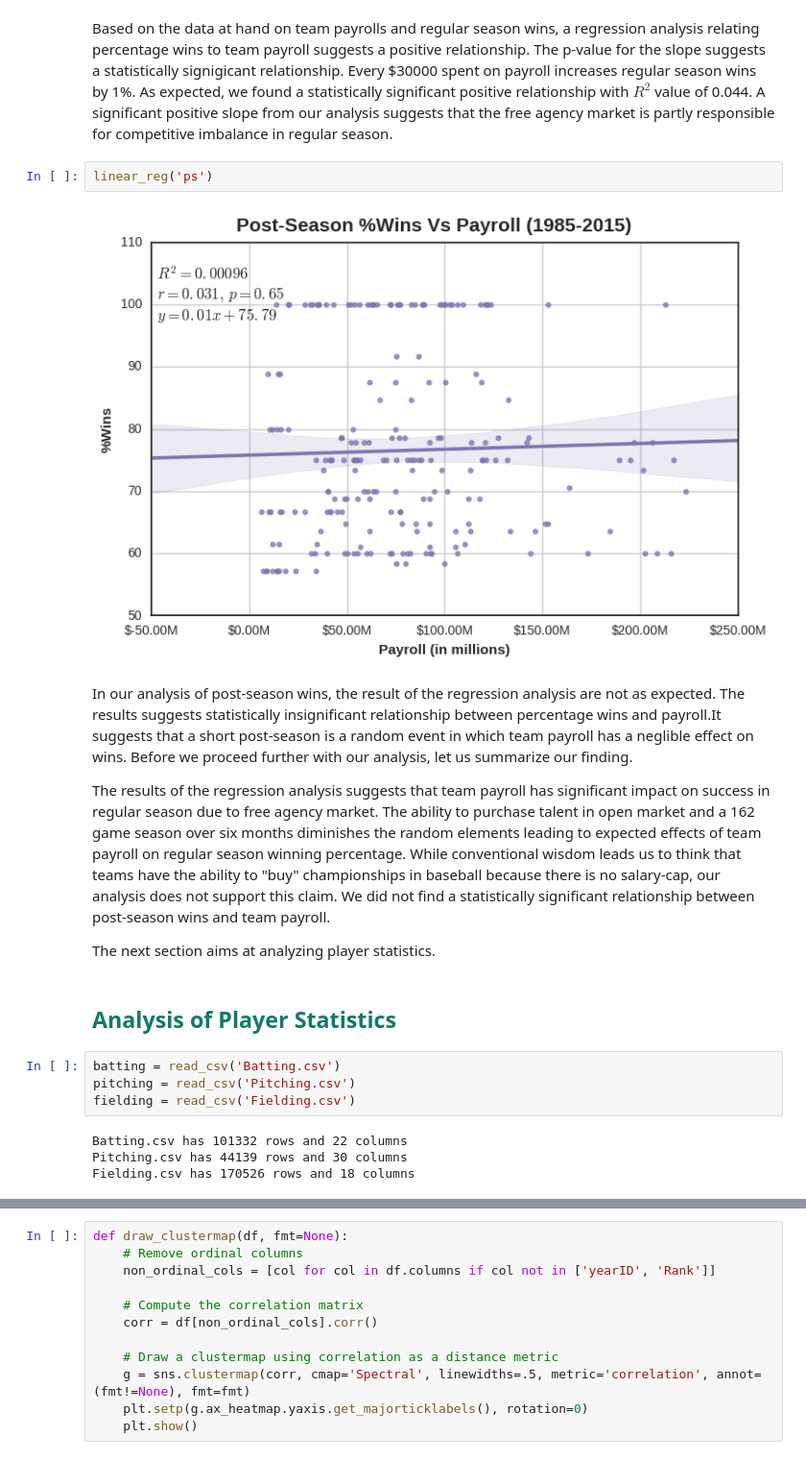
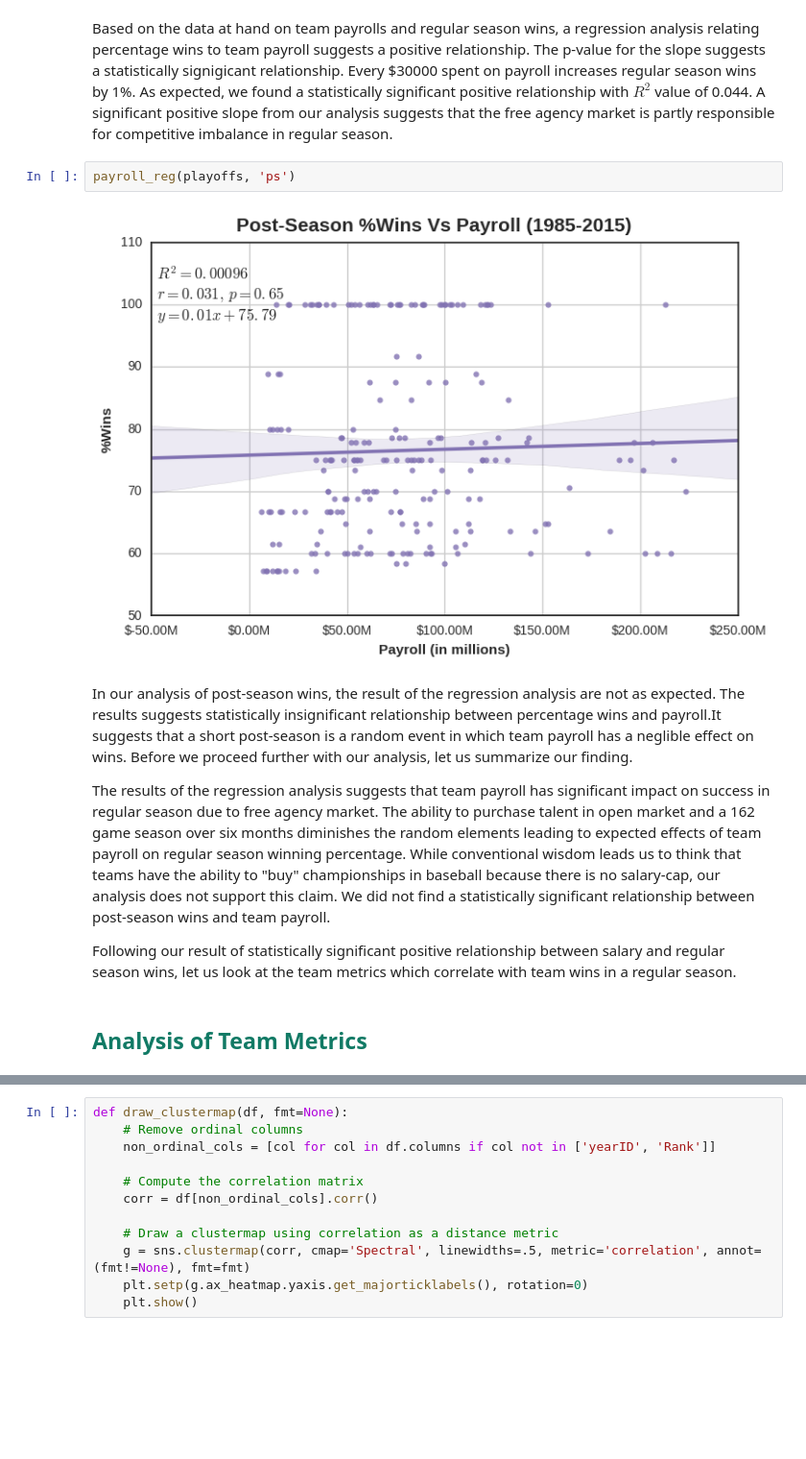
Before and after one commit to bonamprabhu/baseball-statistics, a Jupyter notebook: baseball-statistics.ipynb, the cells around one changed output, grey strips where cells are left out. Shown at 96% size. Saved outputs shown, nothing was run; the diff lists cells and outputs as text; blank space fills up the shorter version.

```diff
--- a/baseball-statistics.ipynb
+++ b/baseball-statistics.ipynb
@@ -300,22 +300,14 @@ linear_reg('rs')
 # %% [markdown]
 Based on the data at hand on team payrolls and regular season wins, a regression analysis relating percentage wins to team payroll suggests a positive relationship. The p-value for the slope suggests a statistically signigicant relationship. Every \$30000 spent on payroll increases regular season wins by 1%. As expected, we found a statistically significant positive relationship with $R^2$ value of 0.044. A significant positive slope from our analysis suggests that the free agency market is partly responsible for competitive imbalance in regular season.
-# %%
-linear_reg('ps')
-# %% [output]
-[figure, removed]
+# %%
+payroll_reg(playoffs, 'ps')
+# %% [output]
+[figure, added]
 # %% [markdown]
 In our analysis of post-season wins, the result of the regression analysis are not as expected. The results suggests statistically insignificant relationship between percentage wins and payroll.It suggests that a short post-season is a random event in which team payroll has a neglible effect on wins. Before we proceed further with our analysis, let us summarize our finding.
 
 The results of the regression analysis suggests that team payroll has significant impact on success in regular season due to free agency market. The ability to purchase talent in open market and a 162 game season over six months diminishes the random elements leading to expected effects of team payroll on regular season winning percentage. While conventional wisdom leads us to think that teams have the ability to "buy" championships in baseball because there is no salary-cap, our analysis does not support this claim. We did not find a statistically significant relationship between post-season wins and team payroll.
 
-The next section aims at analyzing player statistics.
+Following our result of statistically significant positive relationship between salary and regular season wins, let us look at the team metrics which correlate with team wins in a regular season.
 # %% [markdown]
-## <span style="color:#117A65">Analysis of Player Statistics</span>
+## <span style="color:#117A65">Analysis of Team Metrics</span>
-# %%
-batting = read_csv('Batting.csv')
-pitching = read_csv('Pitching.csv')
-fielding = read_csv('Fielding.csv')
-# %% [output]
-Batting.csv has 101332 rows and 22 columns
-Pitching.csv has 44139 rows and 30 columns
-Fielding.csv has 170526 rows and 18 columns
```
Also changed, not shown: parts of 35 cells of this notebook, 1 other file.
